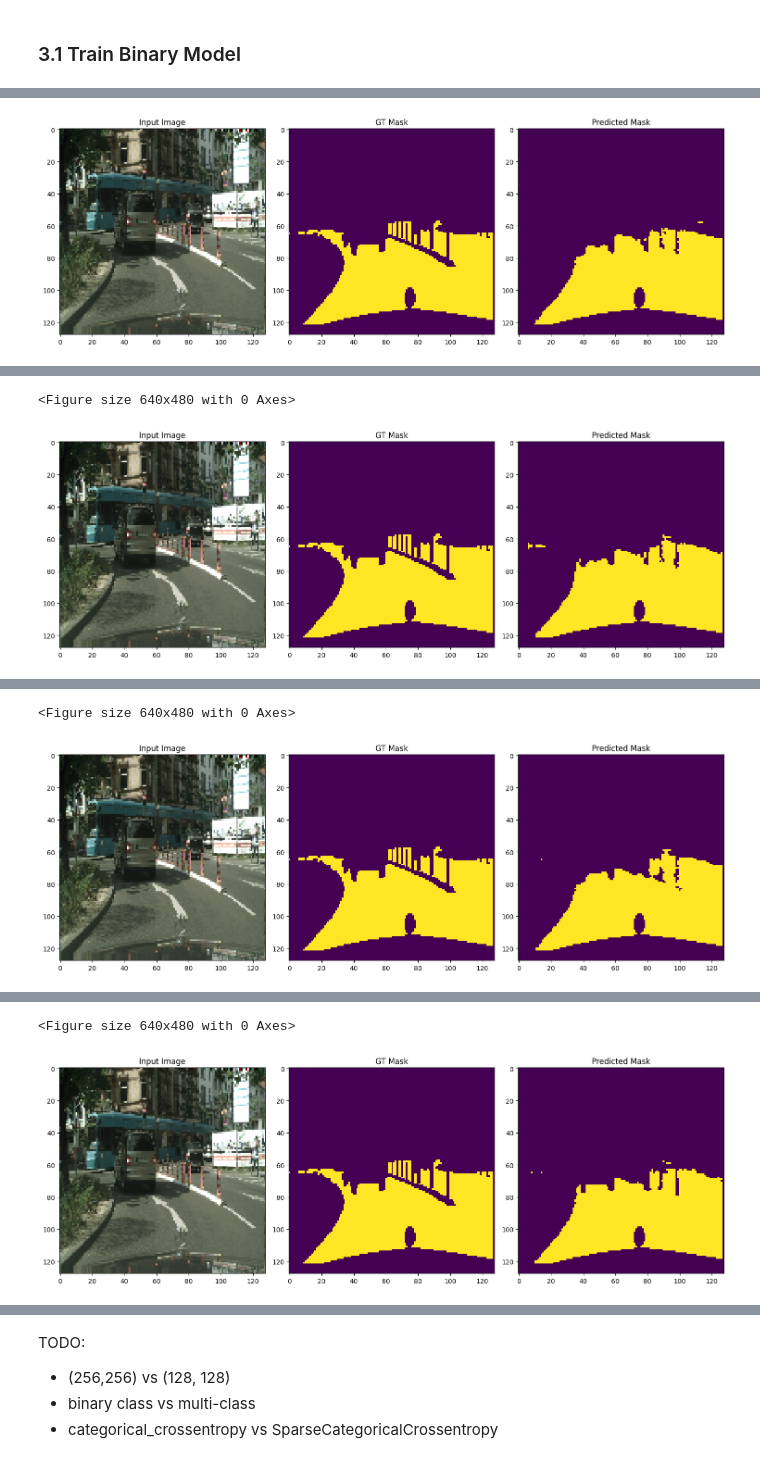
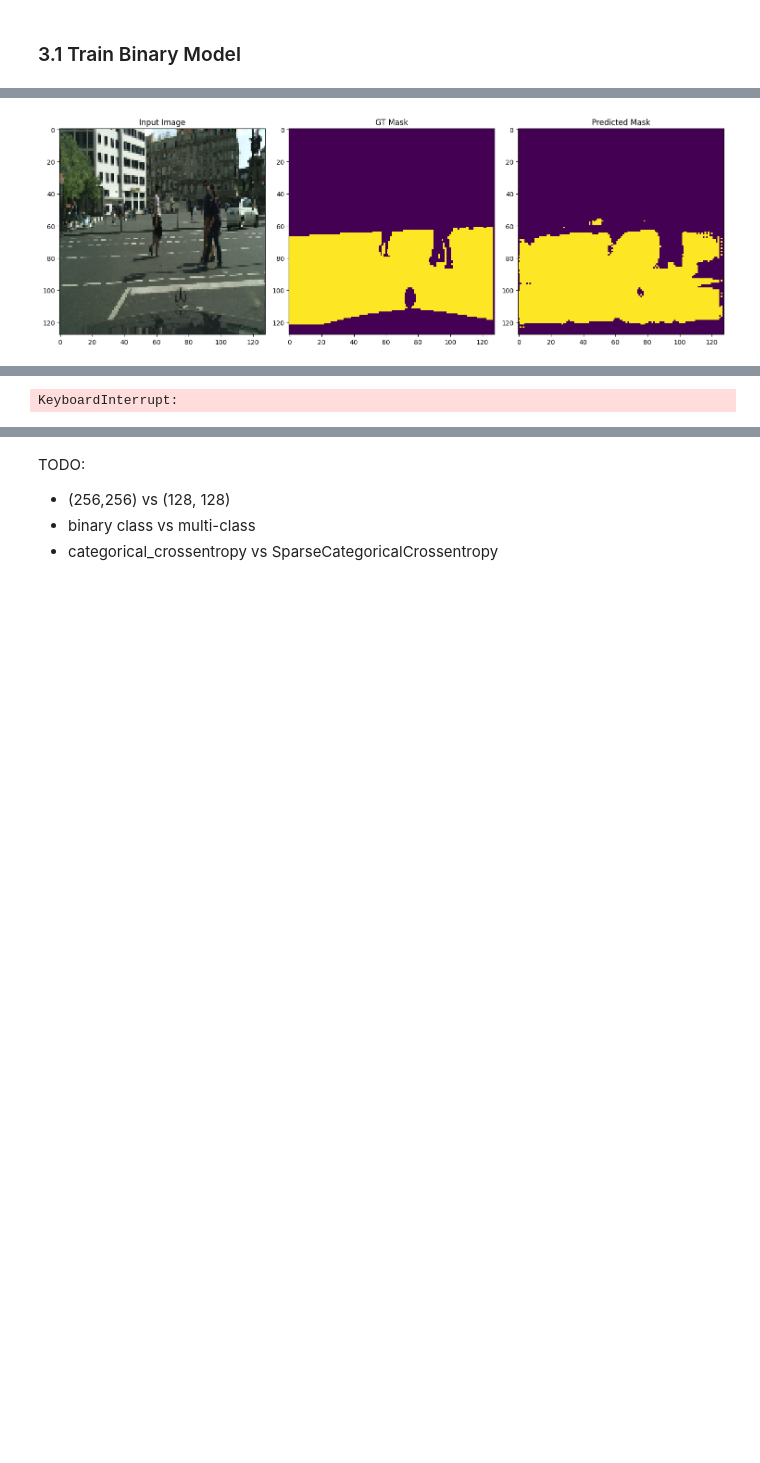
Before and after one commit to WeilongYE/unet-for-cityscapes-road-segmentation, a Jupyter notebook: unet_for_cityscapes_road_segmentation.ipynb, the cells around one changed output, grey strips where cells are left out. Drawn from its saved outputs; the diff is of its cells as text; code cells hidden in the pictures; blank space fills up the shorter version.

```diff
--- a/unet_for_cityscapes_road_segmentation.ipynb
+++ b/unet_for_cityscapes_road_segmentation.ipynb
@@ -46,14 +72,17 @@ Dataset preparation script: https://github.com/WeilongYE/unet-for-cityscapes-roa
 # %%
-# Downlad datasets from Kaggle
+# Run this cell only if the datasets has NOT been downloaded
+!python3 -m pip install kagglehub
+
 import kagglehub
 import os, shutil
 path = kagglehub.dataset_download("weilongye/cityscapes-leftimg-and-fineannotations-preprocessed")
 print("Path to dataset files:", path)
-dataset_dir = "cityscapes_data"
+dataset_dir = "../datasets/cityscapes_data"
 shutil.rmtree(dataset_dir, ignore_errors=True)
 os.makedirs(dataset_dir, exist_ok=True)
 # move all subfolders in path to dataset_dir
 for root, dirs, files in os.walk(path):
   for dir in dirs:
     shutil.move(os.path.join(root, dir), dataset_dir)
+shutil.rmtree(path, ignore_errors=True)
 # %% [output]
@@ -502,7 +572,7 @@ unet = UNet(input_shape, num_of_filters, num_of_classes)
 # %%
 # Train
 
-configs = {"epochs": 20, "batch_size": 32, "input_shape": input_shape, "num_of_filters": 64, "num_of_classes": 2, "checkpoint": "20250329-194144"}
+configs = {"epochs": 20, "batch_size": 32, "input_shape": input_shape, "num_of_filters": 64, "num_of_classes": 2, "checkpoint": ""}
 save_dir = os.path.join("results", datetime.now().strftime("%Y%m%d-%H%M%S"))
 os.makedirs(save_dir, exist_ok=True)
 
@@ -520 +590 @@ Epoch 1/20
-[figure, old version]
+[figure, new version]
@@ -526,2 +596 @@ Epoch 2/20
-<Figure size 640x480 with 0 Axes>
+KeyboardInterrupt:
-[figure, removed]
@@ -533,2 +597,0 @@ Epoch 3/20
-<Figure size 640x480 with 0 Axes>
-[figure, removed]
@@ -540,2 +597,0 @@ Epoch 4/20
-<Figure size 640x480 with 0 Axes>
-[figure, removed]
```
Also changed, not shown: parts of 16 cells of this notebook.
